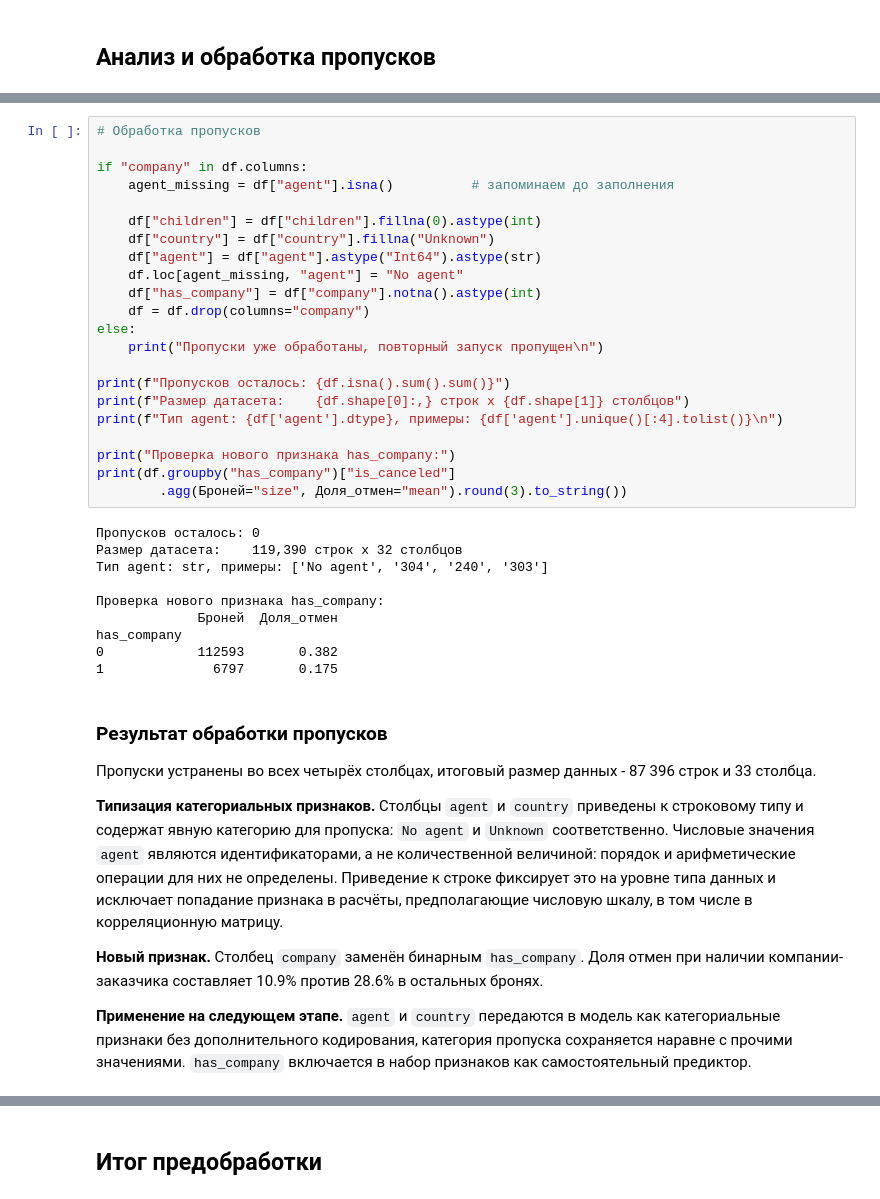
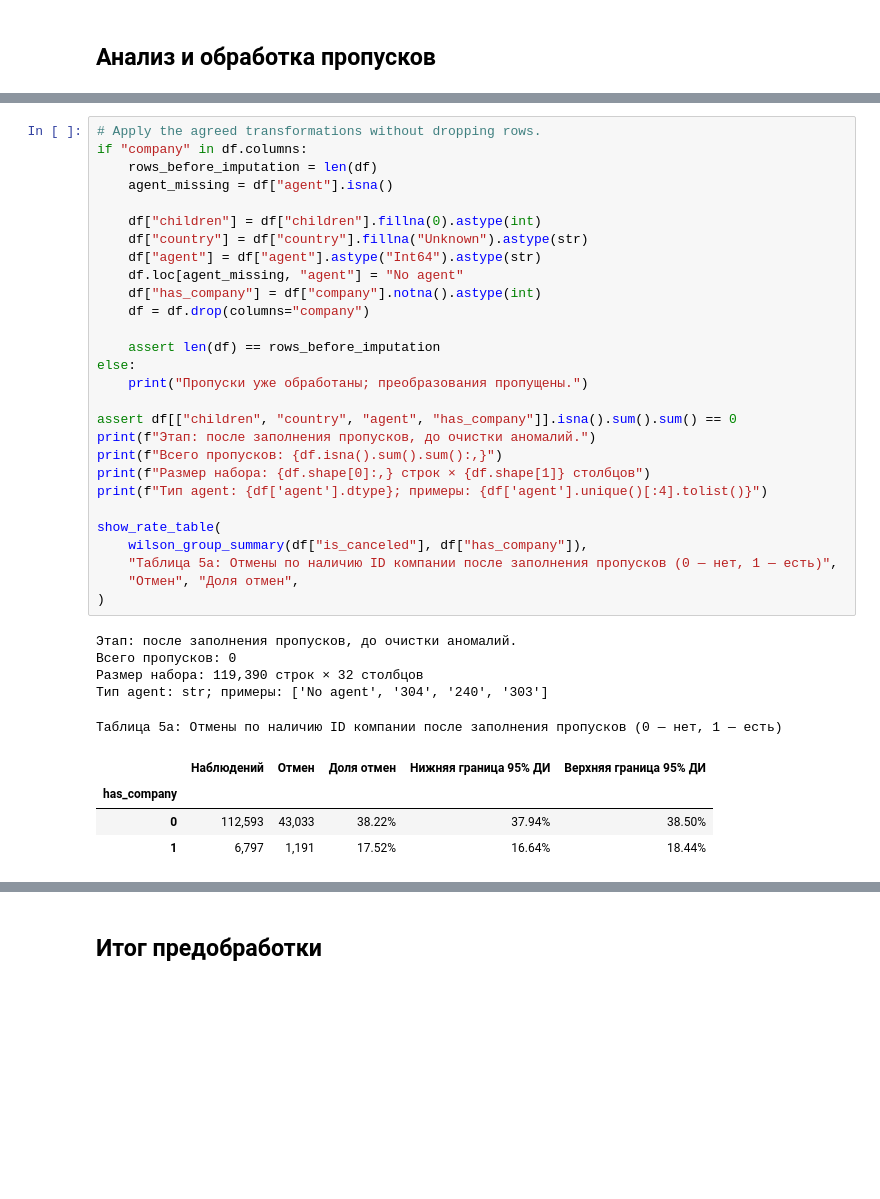
Before and after one commit to DeusMaksler/hse-ai-cancel-alert, a Jupyter notebook: eda/EDA.ipynb, the cells around one changed output, grey strips where cells are left out. Drawn from its saved outputs; the diff is of its cells as text; blank space fills up the shorter version.

```diff
--- a/eda/EDA.ipynb
+++ b/eda/EDA.ipynb
@@ -522,42 +598,38 @@ print(f"Доля отмен в среднем по данным: {df['is_cancele
 # %%
-# Обработка пропусков
-
+# Apply the agreed transformations without dropping rows.
 if "company" in df.columns:
-    agent_missing = df["agent"].isna()          # запоминаем до заполнения
+    rows_before_imputation = len(df)
+    agent_missing = df["agent"].isna()
 
     df["children"] = df["children"].fillna(0).astype(int)
-    df["country"] = df["country"].fillna("Unknown")
+    df["country"] = df["country"].fillna("Unknown").astype(str)
     df["agent"] = df["agent"].astype("Int64").astype(str)
     df.loc[agent_missing, "agent"] = "No agent"
     df["has_company"] = df["company"].notna().astype(int)
     df = df.drop(columns="company")
+
+    assert len(df) == rows_before_imputation
 else:
-    print("Пропуски уже обработаны, повторный запуск пропущен\n")
+    print("Пропуски уже обработаны; преобразования пропущены.")
 
-print(f"Пропусков осталось: {df.isna().sum().sum()}")
-print(f"Размер датасета:    {df.shape[0]:,} строк x {df.shape[1]} столбцов")
-print(f"Тип agent: {df['agent'].dtype}, примеры: {df['agent'].unique()[:4].tolist()}\n")
+assert df[["children", "country", "agent", "has_company"]].isna().sum().sum() == 0
+print(f"Этап: после заполнения пропусков, до очистки аномалий.")
+print(f"Всего пропусков: {df.isna().sum().sum():,}")
+print(f"Размер набора: {df.shape[0]:,} строк × {df.shape[1]} столбцов")
+print(f"Тип agent: {df['agent'].dtype}; примеры: {df['agent'].unique()[:4].tolist()}")
 
-print("Проверка нового признака has_company:")
-print(df.groupby("has_company")["is_canceled"]
-        .agg(Броней="size", Доля_отмен="mean").round(3).to_string())
+show_rate_table(
+    wilson_group_summary(df["is_canceled"], df["has_company"]),
+    "Таблица 5а: Отмены по наличию ID компании после заполнения пропусков (0 — нет, 1 — есть)",
+    "Отмен", "Доля отмен",
+)
 # %% [output]
-Пропусков осталось: 0
-Размер датасета:    119,390 строк x 32 столбцов
-Тип agent: str, примеры: ['No agent', '304', '240', '303']
-
-Проверка нового признака has_company:
-             Броней  Доля_отмен
-has_company
-0            112593       0.382
-1              6797       0.175
+Этап: после заполнения пропусков, до очистки аномалий.
+Всего пропусков: 0
+Размер набора: 119,390 строк × 32 столбцов
+Тип agent: str; примеры: ['No agent', '304', '240', '303']
+Таблица 5а: Отмены по наличию ID компании после заполнения пропусков (0 — нет, 1 — есть)
+|  | Наблюдений | Отмен | Доля отмен | Нижняя граница 95% ДИ | Верхняя граница 95% ДИ |
+| has_company |  |  |  |  |  |
+| 0 | 112,593 | 43,033 | 38.22% | 37.94% | 38.50% |
+| 1 | 6,797 | 1,191 | 17.52% | 16.64% | 18.44% |
-# %% [markdown]
-### Результат обработки пропусков
-
-Пропуски устранены во всех четырёх столбцах, итоговый размер данных - 87 396 строк и 33 столбца.
-
-**Типизация категориальных признаков.** Столбцы `agent` и `country` приведены к строковому типу и содержат явную категорию для пропуска: `No agent` и `Unknown` соответственно. Числовые значения `agent` являются идентификаторами, а не количественной величиной: порядок и арифметические операции для них не определены. Приведение к строке фиксирует это на уровне типа данных и исключает попадание признака в расчёты, предполагающие числовую шкалу, в том числе в корреляционную матрицу.
-
-**Новый признак.** Столбец `company` заменён бинарным `has_company`. Доля отмен при наличии компании-заказчика составляет 10.9% против 28.6% в остальных бронях.
-
-**Применение на следующем этапе.** `agent` и `country` передаются в модель как категориальные признаки без дополнительного кодирования, категория пропуска сохраняется наравне с прочими значениями. `has_company` включается в набор признаков как самостоятельный предиктор.
```
Also changed, not shown: parts of 12 cells of this notebook.
